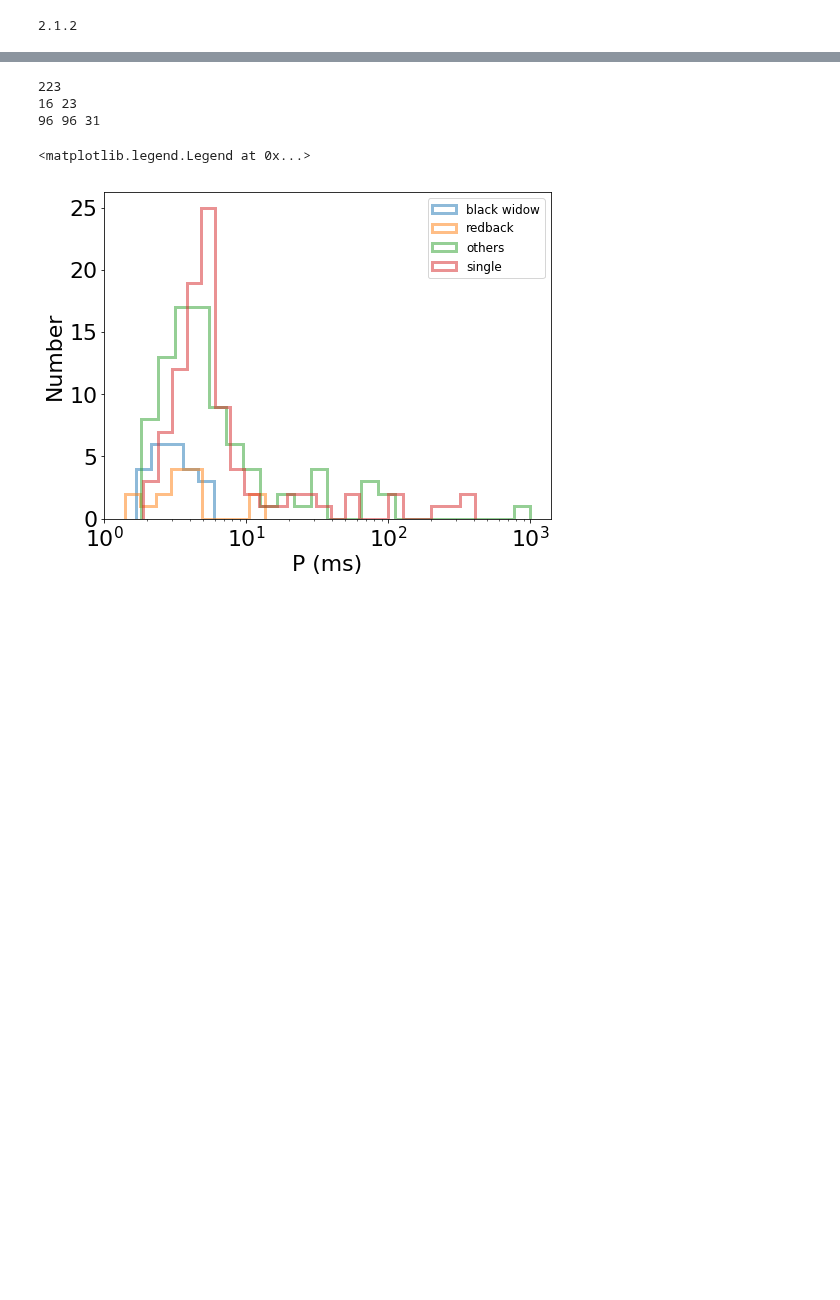
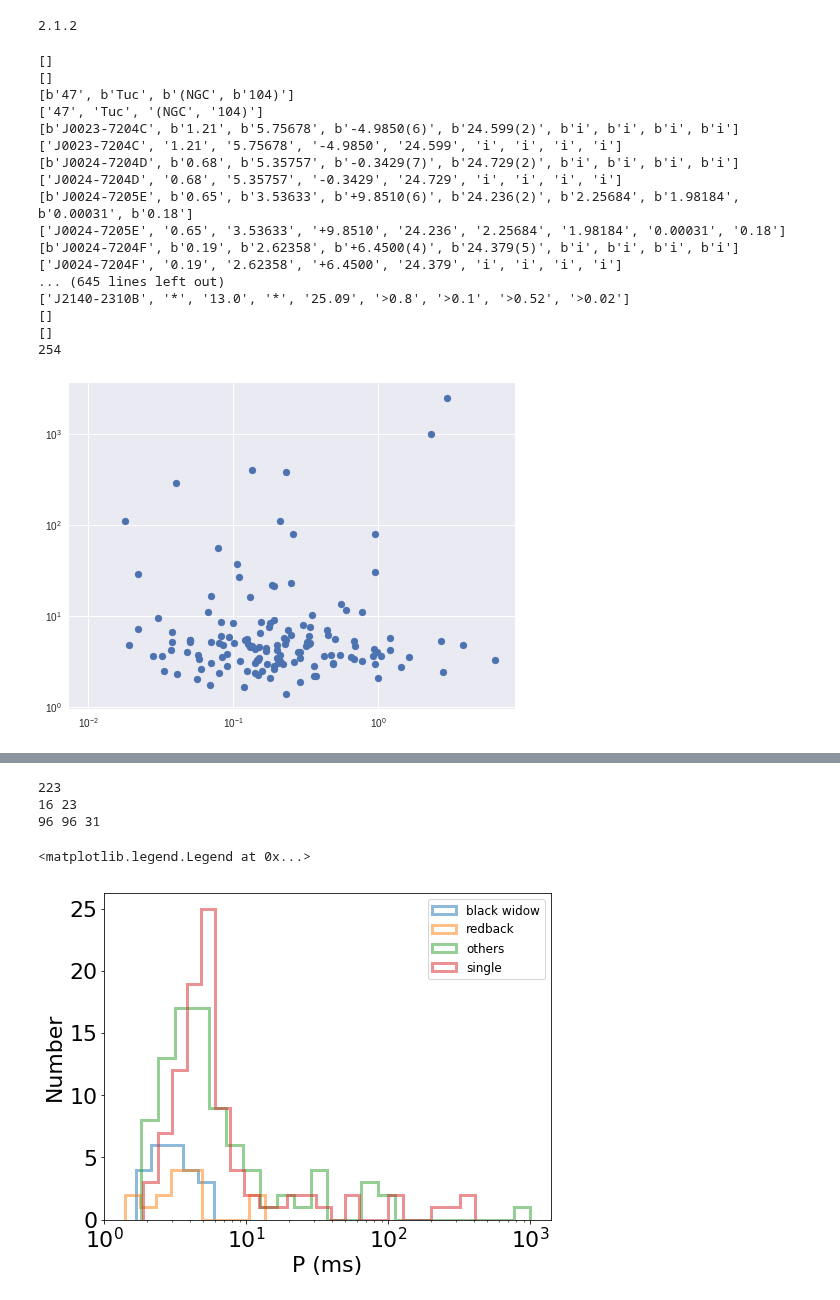
Before and after one commit to claireshiye/MyPythonCode, a Jupyter notebook: psr_catalog_plot.ipynb, the cells around one changed output, grey strips where cells are left out. Cells and saved outputs as stored; diff of their text form; code cells hidden in the pictures; blank space fills up the shorter version.

```diff
--- a/psr_catalog_plot.ipynb
+++ b/psr_catalog_plot.ipynb
@@ -41,6 +49,35 @@ PC=3.086*10**18  ##cm
 savepath='/projects/b1095/syr904/projects/PULSAR2/tc_comparison/'
 # %% [output]
 2.1.2
+# %%
+Poff, Offset, Binoff, Nameoff = pc.readdata_freire(spinflag=0,offsetflag=1)
+
+plt.rcParams['figure.figsize'] = [8,24]
+
+fig, ax = plt.subplots(figsize=(8,6))
+ax.scatter(Offset,Poff)
+
+ax.set_yscale('log')
+ax.set_xscale('log')
+# %% [output]
+[]
+[]
+[b'47', b'Tuc', b'(NGC', b'104)']
+['47', 'Tuc', '(NGC', '104)']
+[b'J0023-7204C', b'1.21', b'5.75678', b'-4.9850(6)', b'24.599(2)', b'i', b'i', b'i', b'i']
+['J0023-7204C', '1.21', '5.75678', '-4.9850', '24.599', 'i', 'i', 'i', 'i']
+[b'J0024-7204D', b'0.68', b'5.35757', b'-0.3429(7)', b'24.729(2)', b'i', b'i', b'i', b'i']
+['J0024-7204D', '0.68', '5.35757', '-0.3429', '24.729', 'i', 'i', 'i', 'i']
+[b'J0024-7205E', b'0.65', b'3.53633', b'+9.8510(6)', b'24.236(2)', b'2.25684', b'1.98184', b'0.00031', b'0.18']
+['J0024-7205E', '0.65', '3.53633', '+9.8510', '24.236', '2.25684', '1.98184', '0.00031', '0.18']
+[b'J0024-7204F', b'0.19', b'2.62358', b'+6.4500(4)', b'24.379(5)', b'i', b'i', b'i', b'i']
+['J0024-7204F', '0.19', '2.62358', '+6.4500', '24.379', 'i', 'i', 'i', 'i']
+... (645 lines left out)
+['J2140-2310B', '*', '13.0', '*', '25.09', '>0.8', '>0.1', '>0.52', '>0.02']
+[]
+[]
+254
+[figure, added]
 # %%
 P, Pdot, Binflag, Namespin, Period, Ecc, Mc, Names, Pall, Bfall, Nameall = pc.readdata_freire()
 print(len(Pall), len(Bfall))
```
Also changed, not shown: parts of 5 cells of this notebook, 50 other files.
